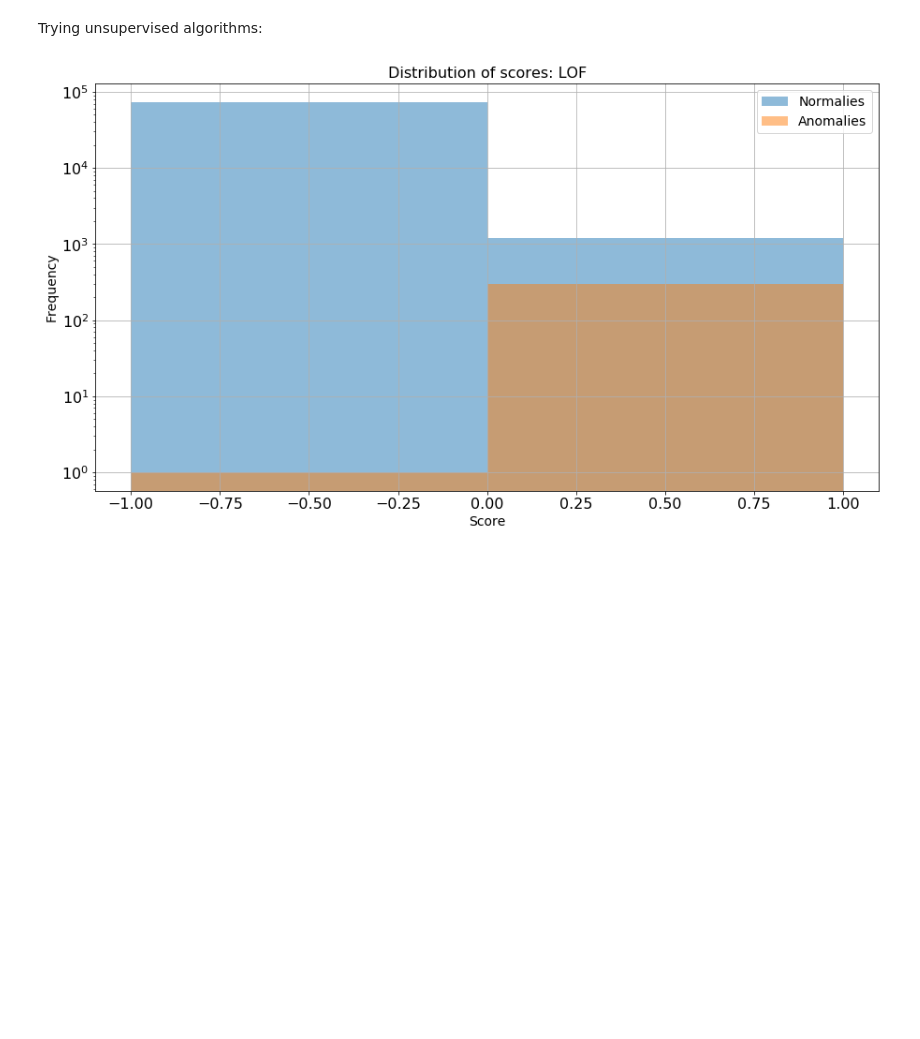
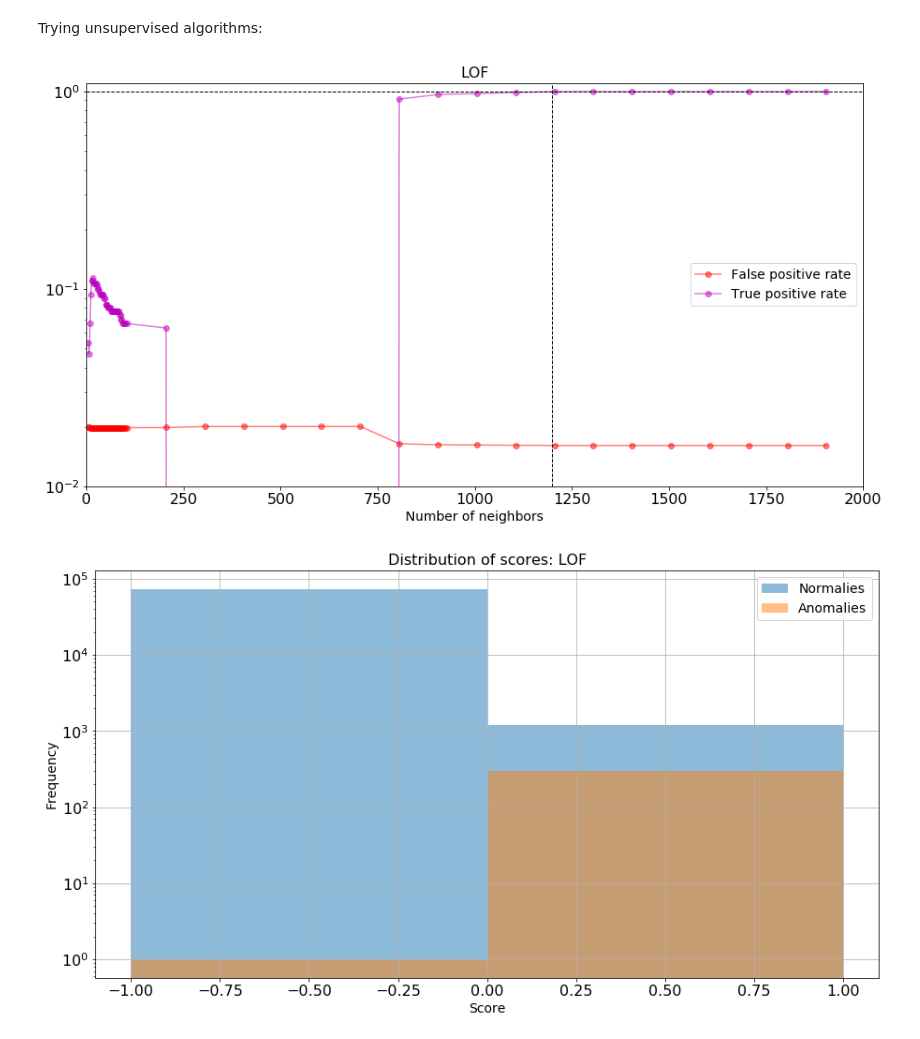
Before and after one commit to bapavlov/L1MTriggerRateMonitoringWithML, a Jupyter notebook: dt_trigger_monitoring_training.ipynb, the cells around one changed output. Drawn from its saved outputs; the diff is of its cells as text; code cells hidden in the pictures; blank space fills up the shorter version.

```diff
--- a/dt_trigger_monitoring_training.ipynb
+++ b/dt_trigger_monitoring_training.ipynb
@@ -1741,2 +1756,46 @@ layers_train["content_scaled_2"] = layers_train["content_scaled"].apply(removeIt
+# %%
+for i in range(105, 1000, 100):
+    lofclf = LocalOutlierFactor(n_neighbors=i, contamination=0.02)#It has to be a odd number
+    layers_train["lof_score"] = -lofclf.fit_predict(np.vstack(layers_train["content_scaled"].values))
+    y_pred = 2*(layers_train["lof_score"] > threshold)-1
+    tn, fp, fn, tp = confusion_matrix(layers_train["score"].astype(int), y_pred).ravel()
+    result_lof.append([i, tn, fp, fn, tp])
+# %%
+for i in range(1005, 2000, 100):
+    lofclf = LocalOutlierFactor(n_neighbors=i, contamination=0.02)#It has to be a odd number
+    layers_train["lof_score"] = -lofclf.fit_predict(np.vstack(layers_train["content_scaled"].values))
+    y_pred = 2*(layers_train["lof_score"] > threshold)-1
+    tn, fp, fn, tp = confusion_matrix(layers_train["score"].astype(int), y_pred).ravel()
+    result_lof.append([i, tn, fp, fn, tp])
+# %%
+fp_rate = []
+tp_rate = []
+for i in range(len(result_lof)):
+    fp_rate.append([result_lof[i][0], result_lof[i][2]*1.0/(result_lof[i][1]+result_lof[i][2])])
+    tp_rate.append([result_lof[i][0], result_lof[i][4]*1.0/(result_lof[i][3]+result_lof[i][4])])
+# %%
+def plot_perf(der, rel):
+    fig, ax = plt.subplots()
+    ax.set_yscale('log')
+    #ax.set_xscale('log')
+    a, b = zip(*der)
+    c, d = zip(*rel)
+    plt.ylim(0.01, 1.1)
+    plt.xlim(0, 2000)
+    plt.plot(a, b, "ro-", alpha=0.5, label = "False positive rate")
+    plt.plot(c, d, "mo-", alpha=0.5, label = "True positive rate")
+    plt.axhline(1.00, color='k', linestyle='dashed', linewidth=1)
+    #plt.axhline(0.01, color='g', linestyle='dashed', linewidth=1)
+    plt.axvline(1200, color='k', linestyle='dashed', linewidth=1)
+    #plt.axvline(500, color='y', linestyle='dashed', linewidth=1)
+    plt.title("LOF")
+    plt.legend(loc='best')
+    #plt.ylabel('Inertia')
+    plt.xlabel('Number of neighbors')
+    plt.show()
+
+plot_perf(fp_rate, tp_rate)
+# %% [output]
+[figure, added]
 # %%
 # fit the model
```
Also changed, not shown: parts of 5 cells of this notebook, 1 other file.
